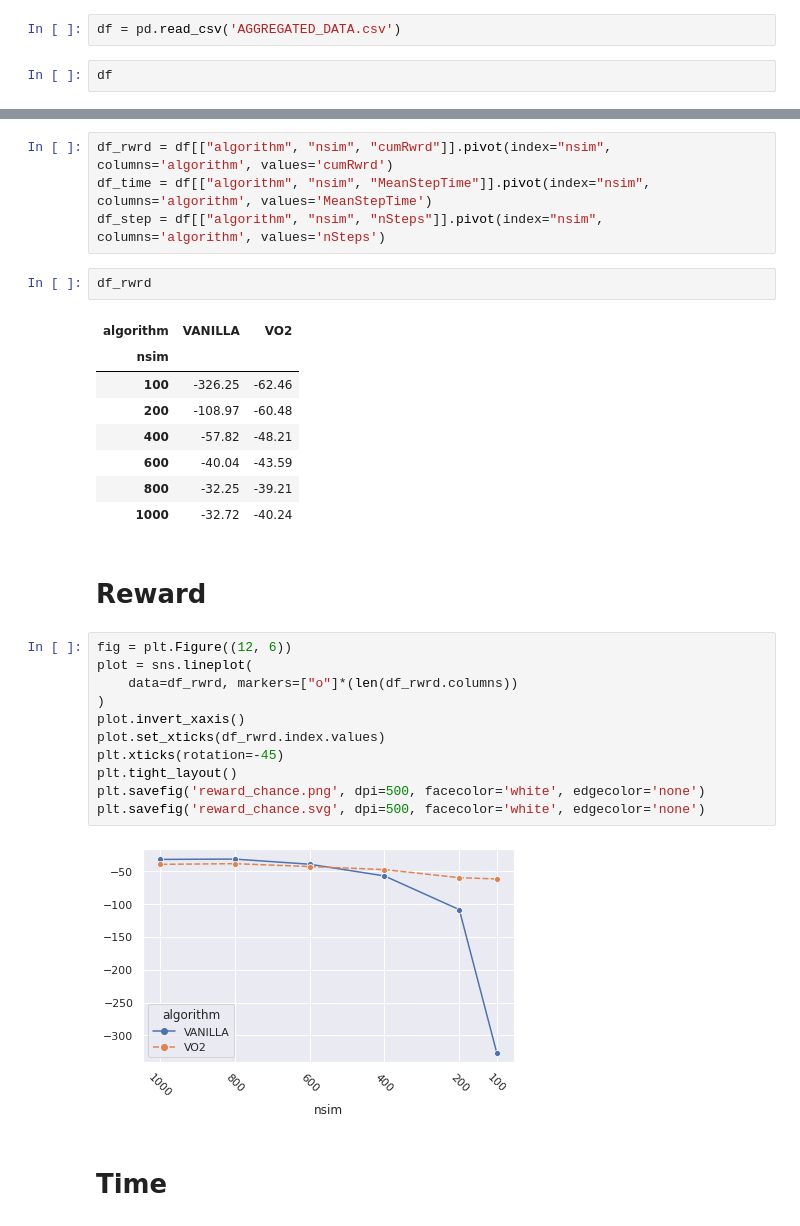
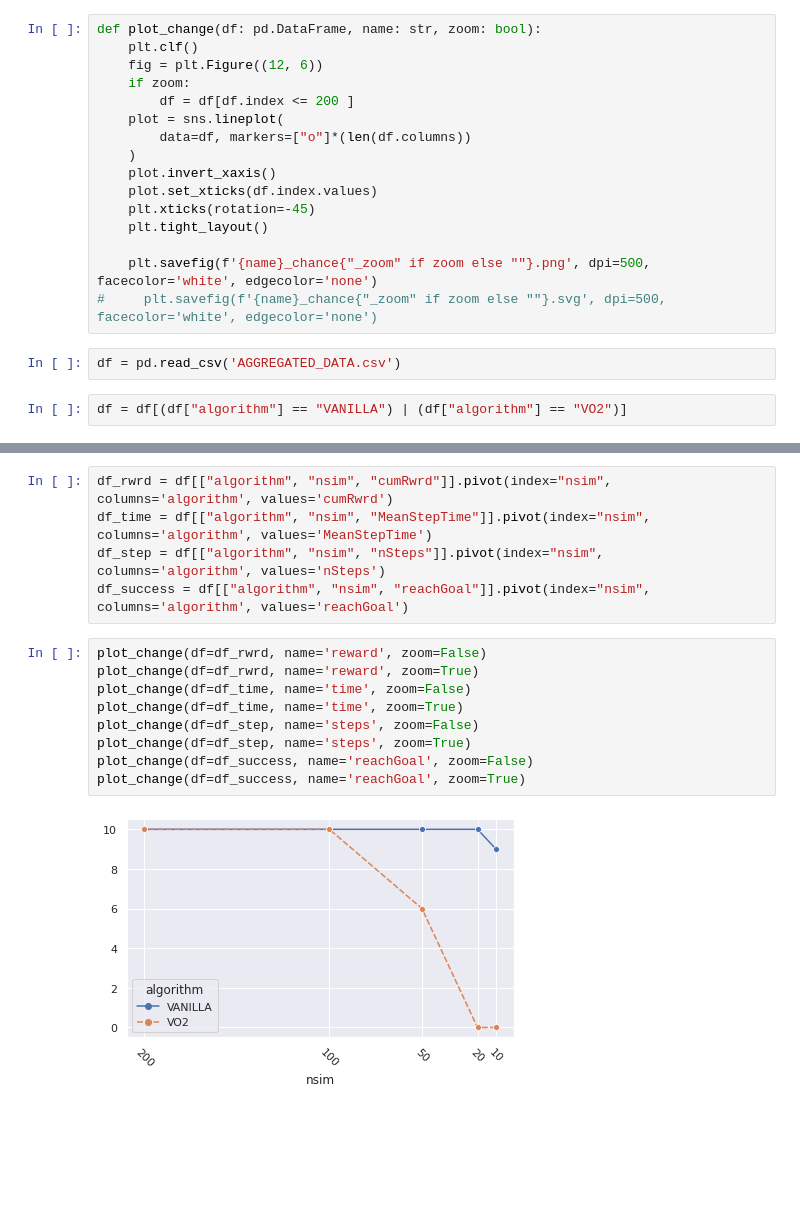
Before and after one commit to Isla-lab/MCTS_VO, a Jupyter notebook: RobotArena Experimets.ipynb, the cells around one changed output, grey strips where cells are left out. Cells and saved outputs as stored; diff of their text form; blank space fills up the shorter version.

```diff
--- a/RobotArena Experimets.ipynb
+++ b/RobotArena Experimets.ipynb
@@ -352,7 +349,23 @@ import pandas as pd
 import matplotlib.pyplot as plt
 import seaborn as sns
 sns.set_theme()
+# %%
+def plot_change(df: pd.DataFrame, name: str, zoom: bool):
+    plt.clf()
+    fig = plt.Figure((12, 6))
+    if zoom:
+        df = df[df.index <= 200 ]
+    plot = sns.lineplot(
+        data=df, markers=["o"]*(len(df.columns))
+    )
+    plot.invert_xaxis()
+    plot.set_xticks(df.index.values)
+    plt.xticks(rotation=-45)
+    plt.tight_layout()
+
+    plt.savefig(f'{name}_chance{"_zoom" if zoom else ""}.png', dpi=500, facecolor='white', edgecolor='none')
+#     plt.savefig(f'{name}_chance{"_zoom" if zoom else ""}.svg', dpi=500, facecolor='white', edgecolor='none')
 # %%
 df = pd.read_csv('AGGREGATED_DATA.csv')
 # %%
-df
+df = df[(df["algorithm"] == "VANILLA") | (df["algorithm"] == "VO2")]
@@ -374,31 +393,15 @@ df
 df_rwrd = df[["algorithm", "nsim", "cumRwrd"]].pivot(index="nsim", columns='algorithm', values='cumRwrd')
 df_time = df[["algorithm", "nsim", "MeanStepTime"]].pivot(index="nsim", columns='algorithm', values='MeanStepTime')
 df_step = df[["algorithm", "nsim", "nSteps"]].pivot(index="nsim", columns='algorithm', values='nSteps')
+df_success = df[["algorithm", "nsim", "reachGoal"]].pivot(index="nsim", columns='algorithm', values='reachGoal')
-# %%
-df_rwrd
-# %% [output]
-| algorithm | VANILLA | VO2 |
-| nsim |  |  |
-| 100 | -326.25 | -62.46 |
-| 200 | -108.97 | -60.48 |
-| 400 | -57.82 | -48.21 |
-| 600 | -40.04 | -43.59 |
-| 800 | -32.25 | -39.21 |
-| 1000 | -32.72 | -40.24 |
-# %% [markdown]
-# Reward
 # %%
-fig = plt.Figure((12, 6))
-plot = sns.lineplot(
-    data=df_rwrd, markers=["o"]*(len(df_rwrd.columns))
-)
-plot.invert_xaxis()
-plot.set_xticks(df_rwrd.index.values)
-plt.xticks(rotation=-45)
-plt.tight_layout()
-plt.savefig('reward_chance.png', dpi=500, facecolor='white', edgecolor='none')
-plt.savefig('reward_chance.svg', dpi=500, facecolor='white', edgecolor='none')
+plot_change(df=df_rwrd, name='reward', zoom=False)
+plot_change(df=df_rwrd, name='reward', zoom=True)
+plot_change(df=df_time, name='time', zoom=False)
+plot_change(df=df_time, name='time', zoom=True)
+plot_change(df=df_step, name='steps', zoom=False)
+plot_change(df=df_step, name='steps', zoom=True)
+plot_change(df=df_success, name='reachGoal', zoom=False)
+plot_change(df=df_success, name='reachGoal', zoom=True)
 # %% [output]
-[figure, old version]
+[figure, new version]
-# %% [markdown]
-# Time
```
Also changed, not shown: parts of 6 cells of this notebook, 3 other files.
